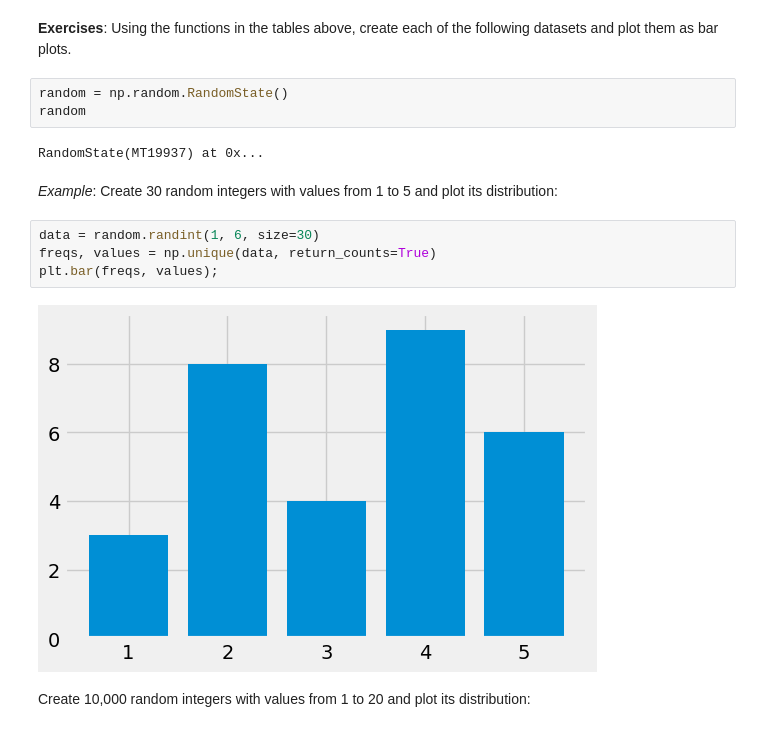
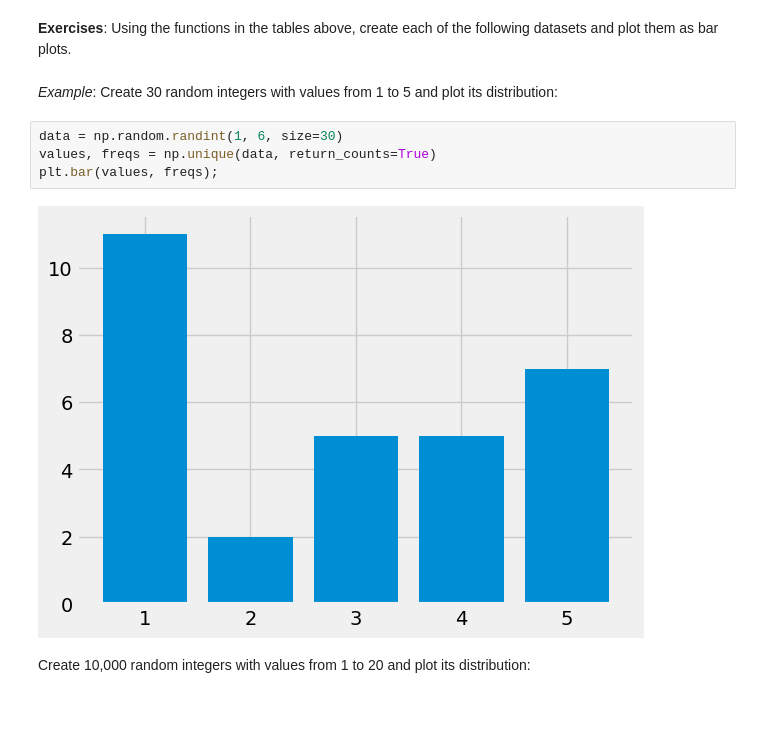
Before and after one commit to CodingForScientists/Intro2PythonMPI2022, a Jupyter notebook: Day2/2-5-PlottingDistributionsWithNumpyAndMatplotlib.exercise.ipynb, the cells around one changed output. Saved outputs shown, nothing was run; the diff lists cells and outputs as text.

````diff
--- a/Day2/2-5-PlottingDistributionsWithNumpyAndMatplotlib.exercise.ipynb
+++ b/Day2/2-5-PlottingDistributionsWithNumpyAndMatplotlib.exercise.ipynb
@@ -39,19 +39,14 @@ plt.bar(values, freqs)
 ```
 # %% [markdown]
 **Exercises**: Using the functions in the tables above, create each of the following datasets and plot them as bar plots.
-# %%
-random = np.random.RandomState()
-random
-# %% [output]
-RandomState(MT19937) at 0x...
 # %% [markdown]
 *Example*: Create 30 random integers with values from 1 to 5 and plot its distribution:
 # %%
-data = random.randint(1, 6, size=30)
-freqs, values = np.unique(data, return_counts=True)
-plt.bar(freqs, values);
+data = np.random.randint(1, 6, size=30)
+values, freqs = np.unique(data, return_counts=True)
+plt.bar(values, freqs);
 # %% [output]
-[figure, old version]
+[figure, new version]
 # %% [markdown]
 Create 10,000 random integers with values from 1 to 20 and plot its distribution:
 # %% [markdown]
````
Also changed, not shown: parts of 18 cells of this notebook.
